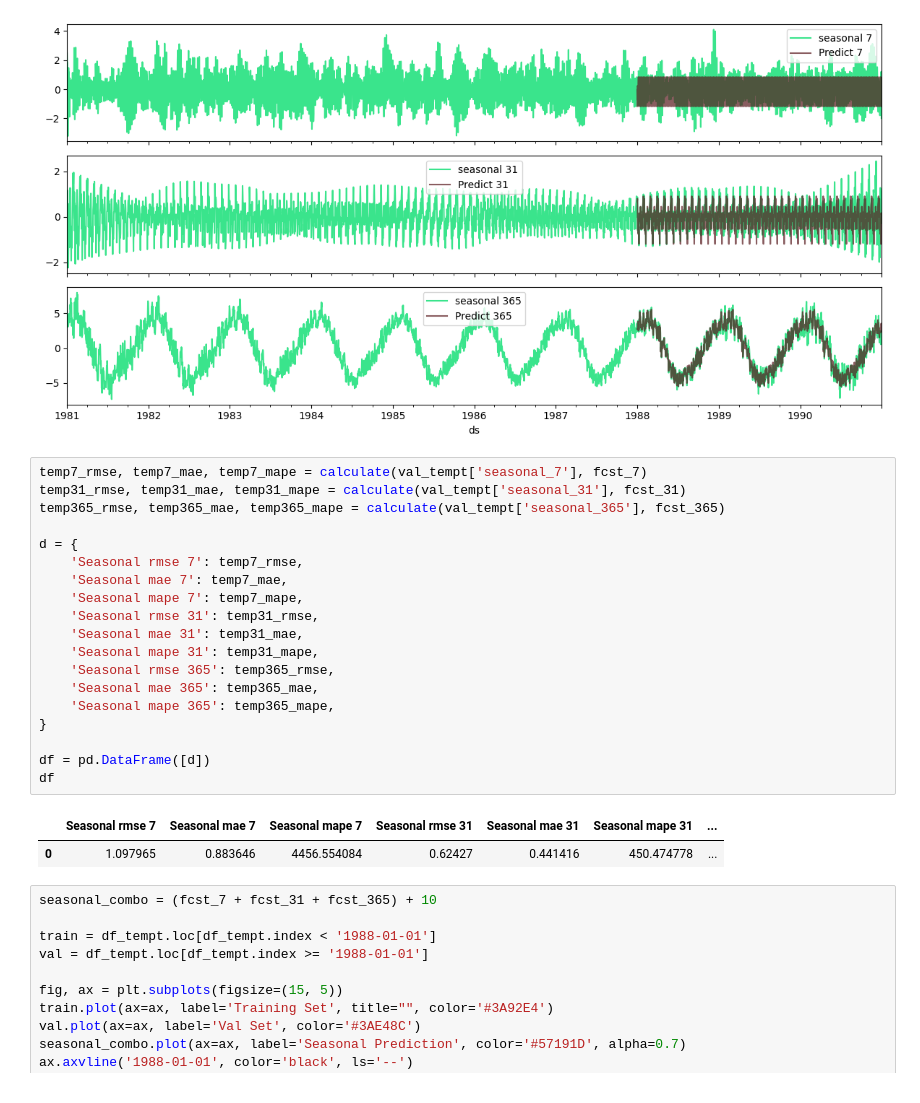
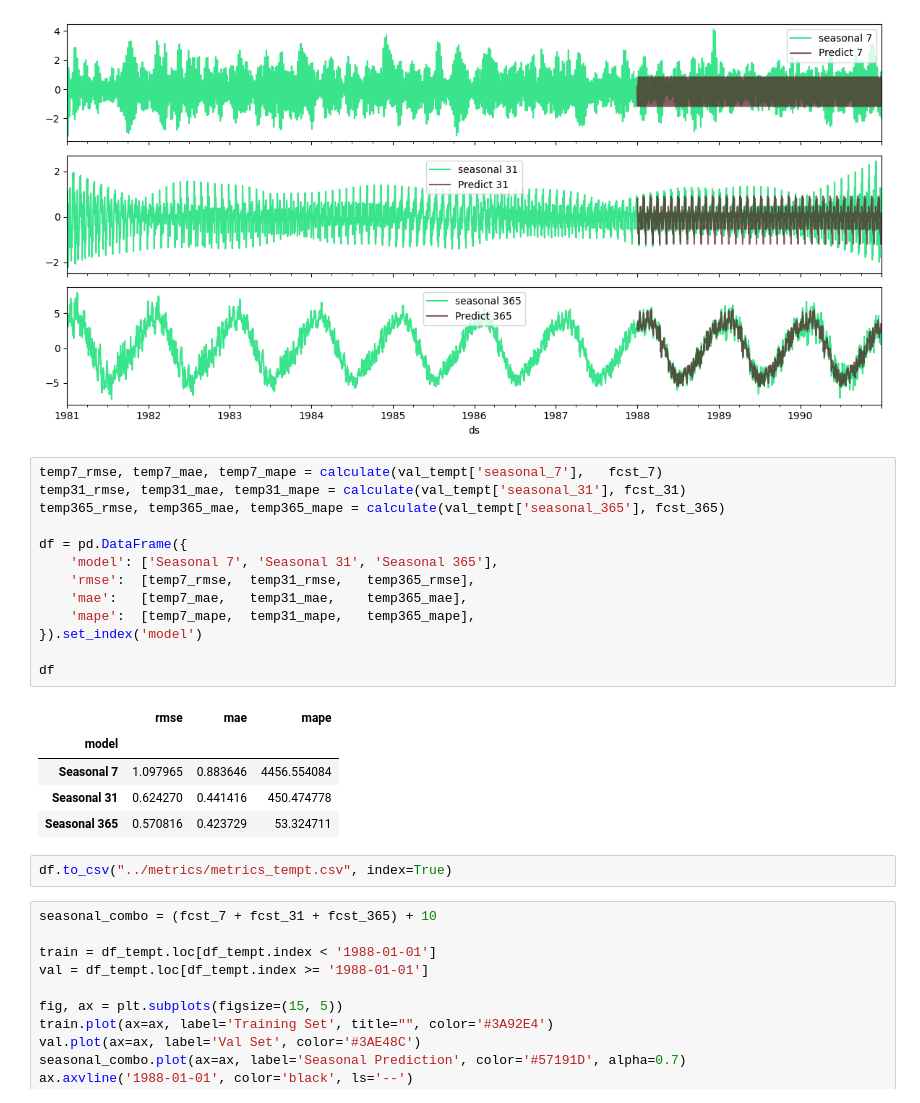
Before and after one commit to HannaHalka/Time-Series, a Jupyter notebook: Ass4/Assignment4.ipynb, the cells around one changed output. Cells and saved outputs as stored; diff of their text form.

Commit message:
added metrics

```diff
--- a/Ass4/Assignment4.ipynb
+++ b/Ass4/Assignment4.ipynb
@@ -120,27 +120,26 @@ plt.show()
 # %% [output]
 [figure]
 # %%
-temp7_rmse, temp7_mae, temp7_mape = calculate(val_tempt['seasonal_7'], fcst_7)
+temp7_rmse, temp7_mae, temp7_mape = calculate(val_tempt['seasonal_7'],   fcst_7)
 temp31_rmse, temp31_mae, temp31_mape = calculate(val_tempt['seasonal_31'], fcst_31)
 temp365_rmse, temp365_mae, temp365_mape = calculate(val_tempt['seasonal_365'], fcst_365)
 
-d = {
-    'Seasonal rmse 7': temp7_rmse,
-    'Seasonal mae 7': temp7_mae,
-    'Seasonal mape 7': temp7_mape,
-    'Seasonal rmse 31': temp31_rmse,
-    'Seasonal mae 31': temp31_mae,
-    'Seasonal mape 31': temp31_mape,
-    'Seasonal rmse 365': temp365_rmse,
-    'Seasonal mae 365': temp365_mae,
-    'Seasonal mape 365': temp365_mape,
-}
+df = pd.DataFrame({
+    'model': ['Seasonal 7', 'Seasonal 31', 'Seasonal 365'],
+    'rmse':  [temp7_rmse,  temp31_rmse,   temp365_rmse],
+    'mae':   [temp7_mae,   temp31_mae,    temp365_mae],
+    'mape':  [temp7_mape,  temp31_mape,   temp365_mape],
+}).set_index('model')
 
-df = pd.DataFrame([d])
 df
 # %% [output]
-|  | Seasonal rmse 7 | Seasonal mae 7 | Seasonal mape 7 | Seasonal rmse 31 | Seasonal mae 31 | Seasonal mape 31 | ... |
-| 0 | 1.097965 | 0.883646 | 4456.554084 | 0.62427 | 0.441416 | 450.474778 | ... |
+|  | rmse | mae | mape |
+| model |  |  |  |
+| Seasonal 7 | 1.097965 | 0.883646 | 4456.554084 |
+| Seasonal 31 | 0.624270 | 0.441416 | 450.474778 |
+| Seasonal 365 | 0.570816 | 0.423729 | 53.324711 |
+# %%
+df.to_csv("../metrics/metrics_tempt.csv", index=True)
 # %%
 seasonal_combo = (fcst_7 + fcst_31 + fcst_365) + 10
 
```
Also changed, not shown: parts of 4 cells of this notebook, 5 other files.
